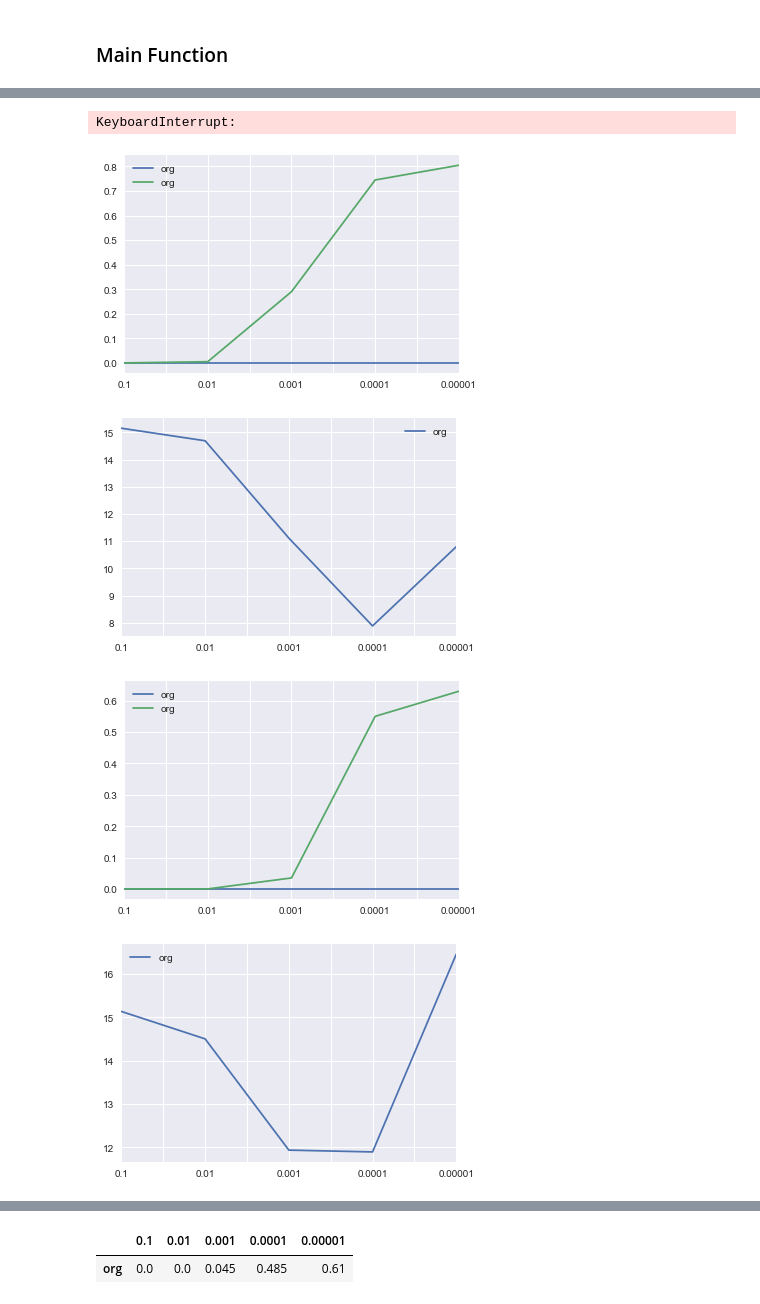
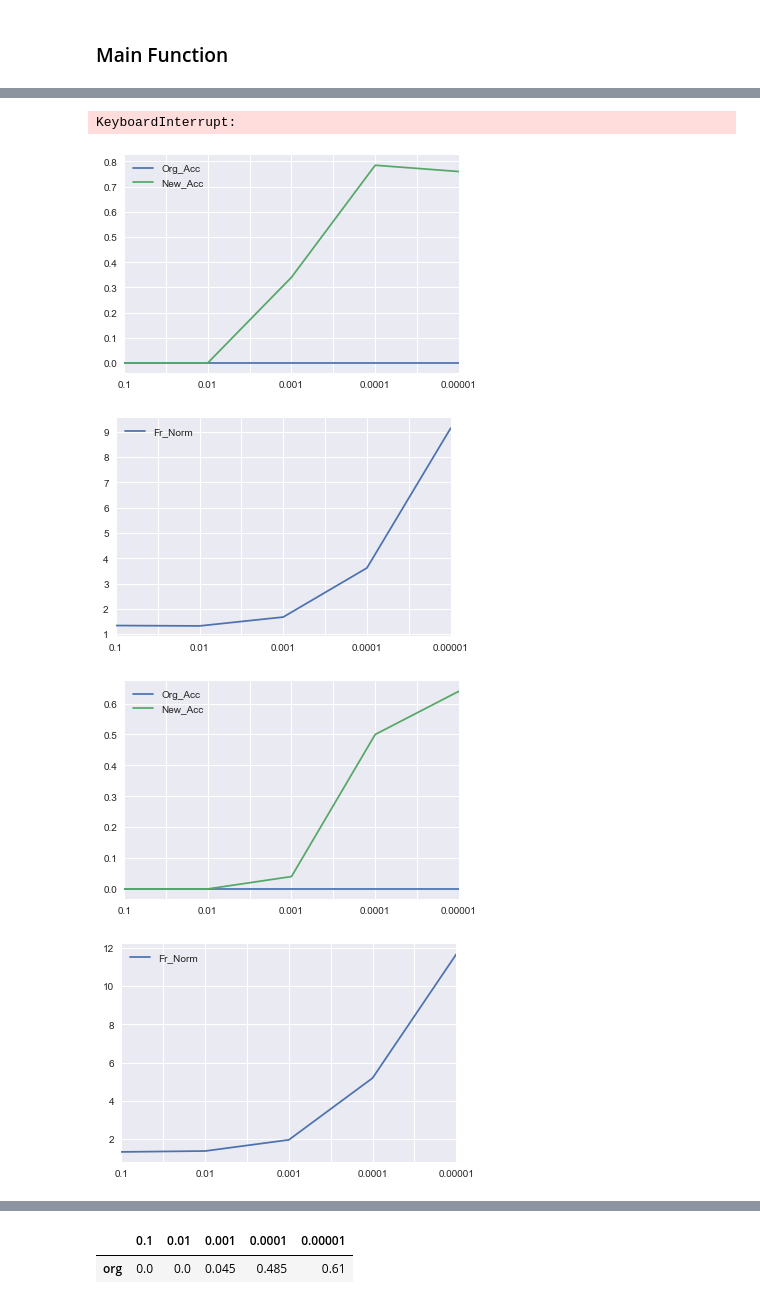
Before and after one commit to mike-tamir/IsomanticsWorkshop, a Jupyter notebook: code/Comparison of Models with Different Lambda Values.ipynb, the cells around one changed output, grey strips where cells are left out. Drawn from its saved outputs; the diff is of its cells as text; code cells hidden in the pictures.

Commit message:
updated graphs, removed frobenius norm code bug

```diff
--- a/code/Comparison of Models with Different Lambda Values.ipynb
+++ b/code/Comparison of Models with Different Lambda Values.ipynb
@@ -133,7 +131,7 @@ def translation_matrix(X_train, y_train, l):
 
     M = np.matrix(T)
 
-    Fr_norm = np.linalg.norm(np.matrix(np.subtract(np.matmul(M,np.transpose(M)),np.matmul(M,M))),'fro')
+    Fr_norm = np.linalg.norm(np.matrix(np.subtract(np.matmul(M,np.transpose(M)),np.matmul(np.transpose(M),M))),'fro')
 
     #print ("Determinant:"+str(D))
 
@@ -482,13 +480,14 @@ if __name__ == '__main__':
 #         Fr_Norm_df =pd.DataFrame(Fr_norm)
 #         Fr_Norm_df.columns =['0.1', '0.01', '0.001', '0.0001', '0.00001']
 
-        Org_Acc_df =pd.DataFrame(Org_Acc, index =['0.1', '0.01', '0.001', '0.0001', '0.00001'], columns = ['org'], )
-        New_Acc_df =pd.DataFrame(New_Acc, index =['0.1', '0.01', '0.001', '0.0001', '0.00001'], columns = ['org'], )
-        Fr_Norm_df =pd.DataFrame(Fr_Norm, index =['0.1', '0.01', '0.001', '0.0001', '0.00001'], columns = ['org'], )
+        Org_Acc_df =pd.DataFrame(Org_Acc, index =['0.1', '0.01', '0.001', '0.0001', '0.00001'], columns = ['Org_Acc'], )
+        New_Acc_df =pd.DataFrame(New_Acc, index =['0.1', '0.01', '0.001', '0.0001', '0.00001'], columns = ['New_Acc'], )
+        Fr_Norm_df =pd.DataFrame(Fr_Norm, index =['0.1', '0.01', '0.001', '0.0001', '0.00001'], columns = ['Fr_Norm'], )
 
-        ax = Org_Acc_df.plot()
+        ax = Org_Acc_df.plot(label=lg1+'->'+lg2+' Accuracies')
         New_Acc_df.plot(ax=ax)
-        ax = Fr_Norm_df.plot()
+
+        ax = Fr_Norm_df.plot(label=lg1+'->'+lg2+' Frobenius Norm')
 # %% [output]
 Translation: en->en
 
@@ -512,5 +509,5 @@ length of en-de vocab: 16693
 KeyboardInterrupt:
-[figure, old version]
+[figure, new version]
-[figure, old version]
+[figure, new version]
-[figure, old version]
+[figure, new version]
-[figure, old version]
+[figure, new version]
```
Also changed, not shown: parts of 3 cells of this notebook, 1 other file.
